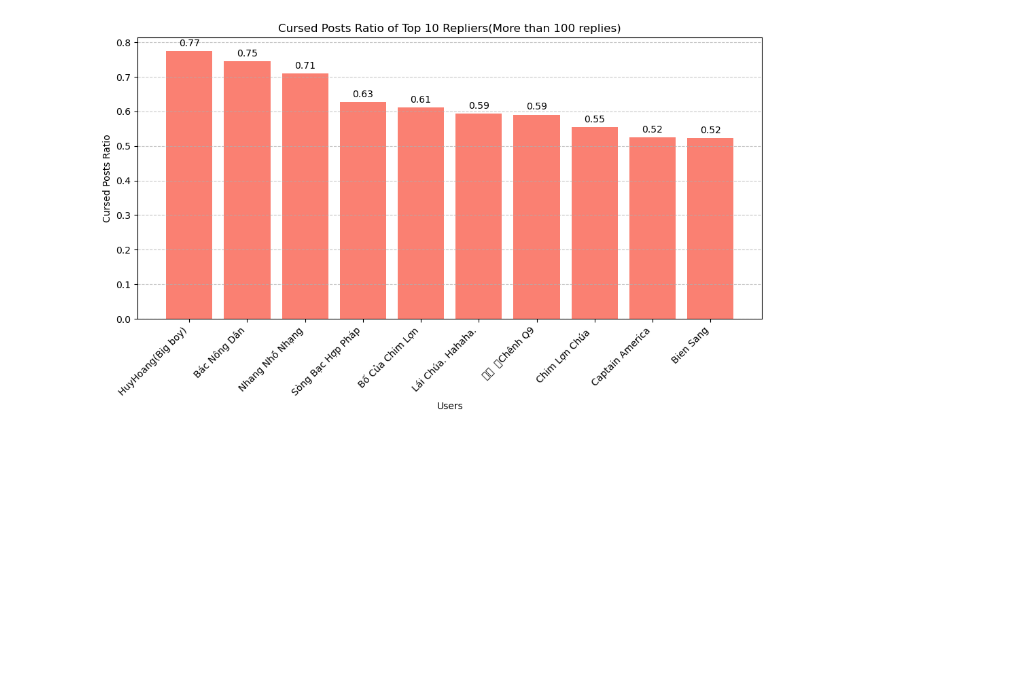
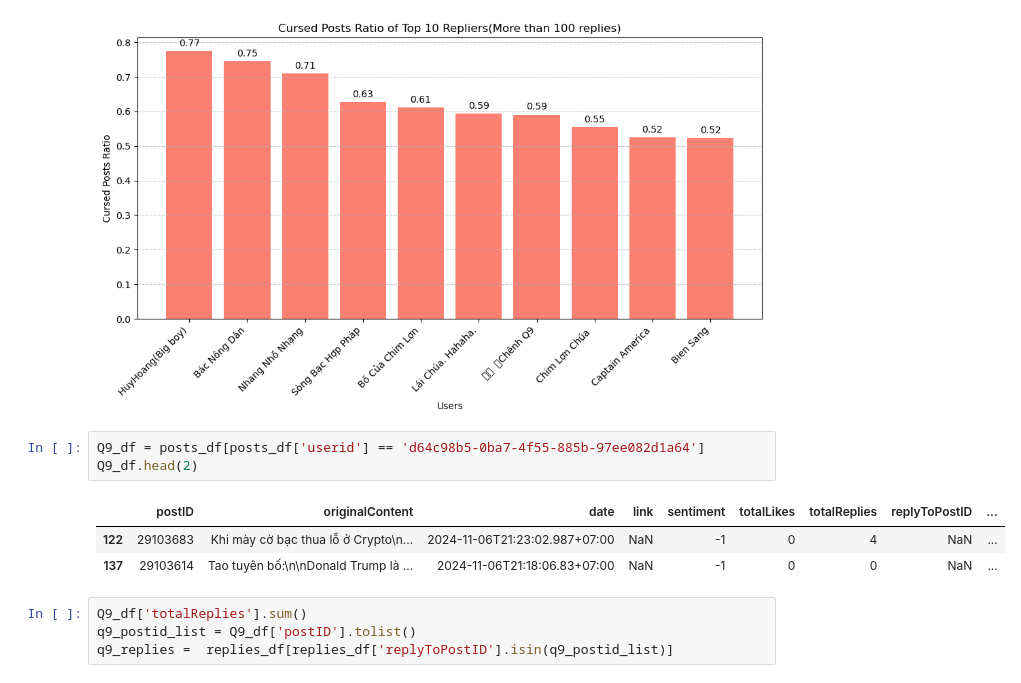
Before and after one commit to Legend0fHell/ait2006-data-processing-final, a Jupyter notebook: dantri_analyze.ipynb, the cells around one changed output. Saved outputs shown, nothing was run; the diff lists cells and outputs as text; blank space fills up the shorter version.

```diff
--- a/dantri_analyze.ipynb
+++ b/dantri_analyze.ipynb
@@ -498,3 +497,14 @@ plt.tight_layout()
 plt.show()
 # %% [output]
 [figure]
+# %%
+Q9_df = posts_df[posts_df['userid'] == 'd64c98b5-0ba7-4f55-885b-97ee082d1a64']
+Q9_df.head(2)
+# %% [output]
+|  | postID | originalContent | date | link | sentiment | totalLikes | totalReplies | replyToPostID | ... |
+| 122 | 29103683 | Khi mày cờ bạc thua lỗ ở Crypto\n... | 2024-11-06T21:23:02.987+07:00 | NaN | -1 | 0 | 4 | NaN | ... |
+| 137 | 29103614 | Tao tuyên bố:\n\nDonald Trump là ... | 2024-11-06T21:18:06.83+07:00 | NaN | -1 | 0 | 0 | NaN | ... |
+# %%
+Q9_df['totalReplies'].sum()
+q9_postid_list = Q9_df['postID'].tolist()
+q9_replies =  replies_df[replies_df['replyToPostID'].isin(q9_postid_list)]
```
Also changed, not shown: parts of 8 cells of this notebook.
